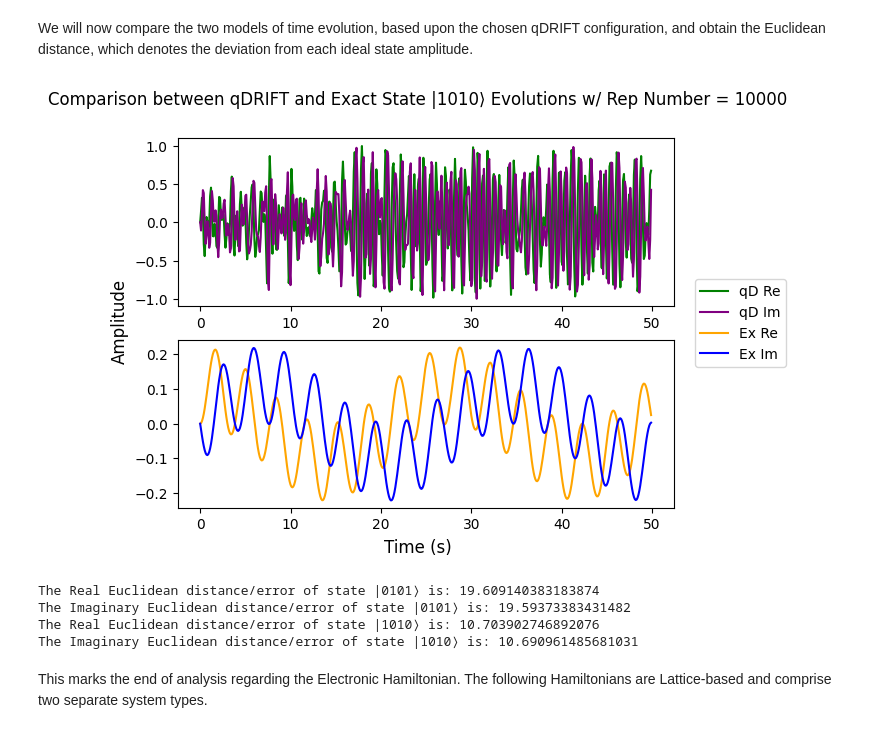
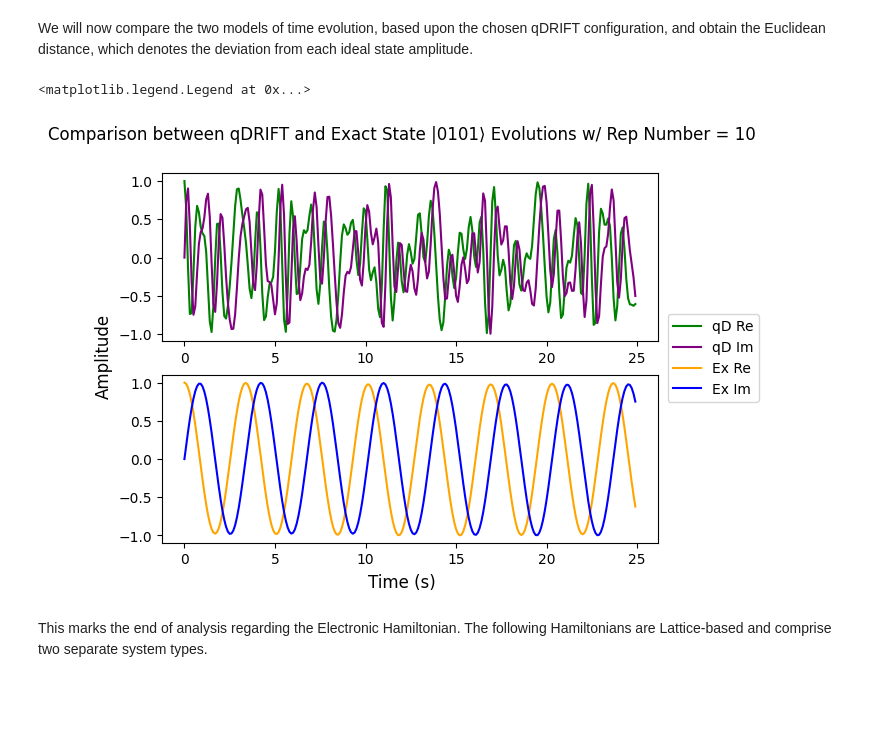
Before and after one commit to SeanSR5/PNNL_SULI_2023, a Jupyter notebook: QuantAlgos/qDRIFT.ipynb, the cells around one changed output. Drawn from its saved outputs; the diff is of its cells as text; code cells hidden in the pictures; blank space fills up the shorter version.

Commit message:
Changes:
- Imported/revised Product-Formulas.ipynb and qDRIFT.ipynb files. Serve as final/nearly-finalized versions.

```diff
--- a/QuantAlgos/qDRIFT.ipynb
+++ b/QuantAlgos/qDRIFT.ipynb
@@ -227,8 +213,8 @@ def qDRIFT_protocol(hamiltonian, initial_state, time_range, accuracy, reps):
     for i in range(len(V_list)):
         Rand_circuit.append(V_list[i][0], range(initial_state.width()))
 
-    for j in range(reps):
-        Rand_circuit.compose(Rand_circuit, range(Rand_circuit.width()))
+    #for j in range(reps):
+    #    Rand_circuit.compose(Rand_circuit, range(Rand_circuit.width()))
 
     qDRIFT_circ = initial_state.compose(Rand_circuit, range(initial_state.width()))
 
@@ -335,7 +315,7 @@ The cell below holds the Electronic Hamiltonian parameters. Configure these valu
 
 '''These are the general control parameters for the Electronic Hamiltonian. Refer to these (and change) these variables to experiment with various random unitary configurations'''
 
-final_time = 50 # Termination time of real time evolution.
+final_time = 25 # Termination time of real time evolution.
 time_step = 0.1 # Time step increment for sampling purposes. Does not affect the Product Formula construction.
 epsilon = 1.6 * 10**(-3) # Select a desired chemical accuracy for simulation purposes.
 h2_reps = 10
@@ -450,7 +423,7 @@ The plots within this section will highlight some key characteristics that disti
 # %%
 # Plot the relationship between Repetitions and Trotter Error:
 
-rep_range = np.arange(1, r / 10**6, 1) # Range to plot Product Formula order
+rep_range = np.arange(1, N / 10**6, 1) # Range to plot Product Formula order
 rep_num_range = list() # List for Trotter Number required per order and qubits.
 
 for j in range(len(rep_range)):
@@ -468,7 +441,7 @@ Text(0.5, 1.0, 'Required Repetitions Relative to Trotter Error to Achieve Desire
 # %%
 # Plot the relationship between time and Trotter Error given current repetition count:
 
-time_range = np.arange(1, final_time, 0.1) # Range to plot Product Formula order
+time_range = np.arange(0, final_time, 0.1) # Range to plot Product Formula order
 error_times = list() # List for Trotter Number required per order and qubits.
 
 for j in range(len(time_range)):
@@ -478,5 +451,4 @@ plt.plot(time_range, np.log10(error_times), color="red")
 plt.xlabel("Time (s)")
 plt.ylabel("Log10 of Trotter Error")
 plt.title("qDRIFT Trotter Error Relative to Time at Repetition Count = " + str(h2_reps))
-plt.savefig('./Plots/qDRIFT/Relationship Diagrams/Error_vs_Time_h2_' + str(h2_reps) + 'r.png' )
 # %% [output]
@@ -546,33 +519,19 @@ plt.savefig("./Plots/qDRIFT/States/Complex_Coefficients_of_State_" + format(h2_s
 We will now compare the two models of time evolution, based upon the chosen qDRIFT configuration, and obtain the Euclidean distance, which denotes the deviation from each ideal state amplitude.
 # %%
 fig, axs = plt.subplots(2)
-fig.suptitle("Comparison between qDRIFT and Exact State |" + format(h2_states[1], '0' + str(qubit_h2_Ham.num_qubits) + 'b') + "⟩ Evolutions w/ Rep Number = " + str(h2_reps))
-axs[0].plot(evo_time_range, h2_coefficients_re_approx[h2_states[1]], color = 'g', label = "qD Re")
-axs[0].plot(evo_time_range, h2_coefficients_im_approx[h2_states[1]], color = 'purple', label = "qD Im")
-axs[1].plot(evo_time_range, h2_coefficients_re_ex[h2_states[1]], color='orange', label= "Ex Re")
-axs[1].plot(evo_time_range, h2_coefficients_im_ex[h2_states[1]], color='b', label= "Ex Im")
+fig.suptitle("Comparison between qDRIFT and Exact State |" + format(h2_states[0], '0' + str(qubit_h2_Ham.num_qubits) + 'b') + "⟩ Evolutions w/ Rep Number = " + str(h2_reps))
+axs[0].plot(evo_time_range, h2_coefficients_re_approx[h2_states[0]], color = 'g', label = "qD Re")
+axs[0].plot(evo_time_range, h2_coefficients_im_approx[h2_states[0]], color = 'purple', label = "qD Im")
+axs[1].plot(evo_time_range, h2_coefficients_re_ex[h2_states[0]], color='orange', label= "Ex Re")
+axs[1].plot(evo_time_range, h2_coefficients_im_ex[h2_states[0]], color='b', label= "Ex Im")
 fig.supxlabel("Time (s)")
 fig.supylabel("Amplitude")
 lines_labels = [ax.get_legend_handles_labels() for ax in fig.axes]
 lines, labels = [sum(lin, []) for lin in zip(*lines_labels)]
 fig.legend(lines, labels, loc=(0.865,0.41))
-plt.savefig("./Plots/qDRIFT/States/Coefficient_Comparison_of_State_" + format(h2_states[1], '0' + str(qubit_h2_Ham.num_qubits) + 'b') + "_" + str(final_time) + "s_" + str(h2_reps) + "r_h2.png")
 # %% [output]
+<matplotlib.legend.Legend at 0x...>
-[figure, old version]
+[figure, new version]
-# %%
-# Calculate the Euclidean Distance between the two state coefficient plots:
-
-for k in range(len(h2_states)):
-    h2_re_distance = distance.euclidean(h2_coefficients_re_approx[h2_states[k]], h2_coefficients_re_ex[h2_states[k]])
-    h2_im_distance = distance.euclidean(h2_coefficients_im_approx[h2_states[k]], h2_coefficients_im_ex[h2_states[k]])
-
-    print("The Real Euclidean distance/error of state |" + format(h2_states[k], '0' + str(qubit_h2_Ham.num_qubits) + 'b') + "⟩ is: " + str(h2_re_distance))
-    print("The Imaginary Euclidean distance/error of state |" + format(h2_states[k], '0' + str(qubit_h2_Ham.num_qubits) + 'b') + "⟩ is: " + str(h2_im_distance))
-# %% [output]
-The Real Euclidean distance/error of state |0101⟩ is: 19.609140383183874
-The Imaginary Euclidean distance/error of state |0101⟩ is: 19.59373383431482
-The Real Euclidean distance/error of state |1010⟩ is: 10.703902746892076
-The Imaginary Euclidean distance/error of state |1010⟩ is: 10.690961485681031
 # %% [markdown]
 This marks the end of analysis regarding the Electronic Hamiltonian. The following Hamiltonians are Lattice-based and comprise two separate system types.
 # %% [markdown]
```
Also changed, not shown: parts of 54 cells of this notebook, 7 other files.
